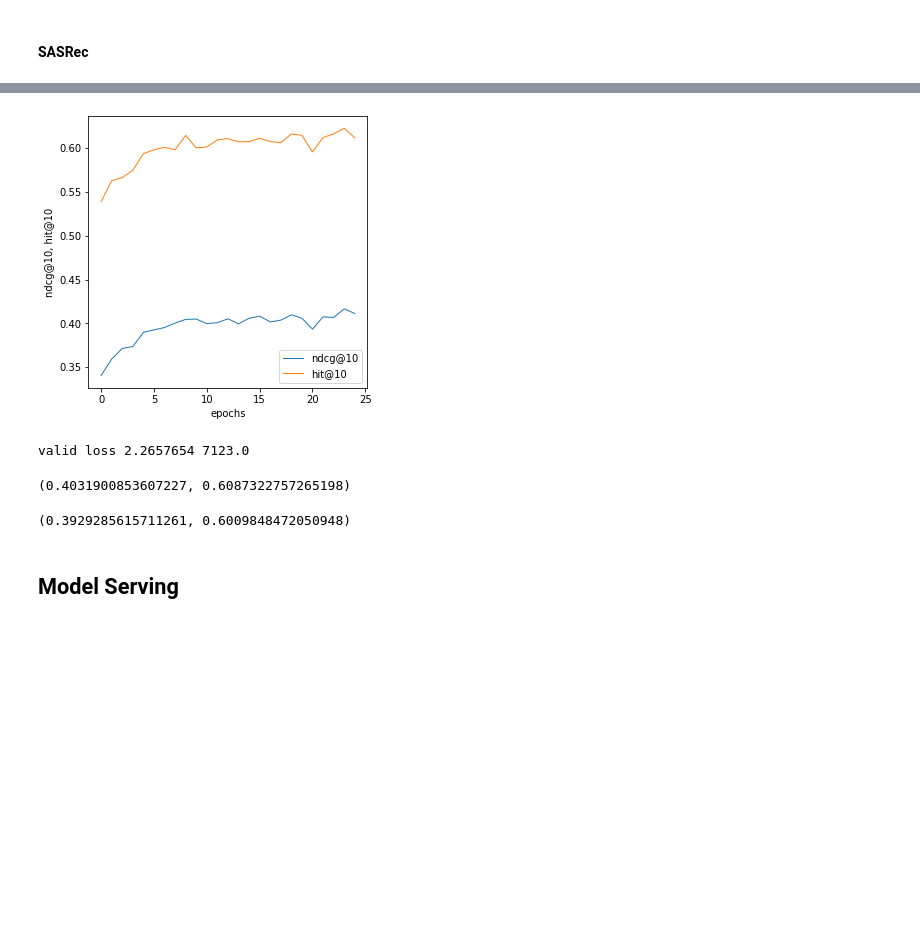
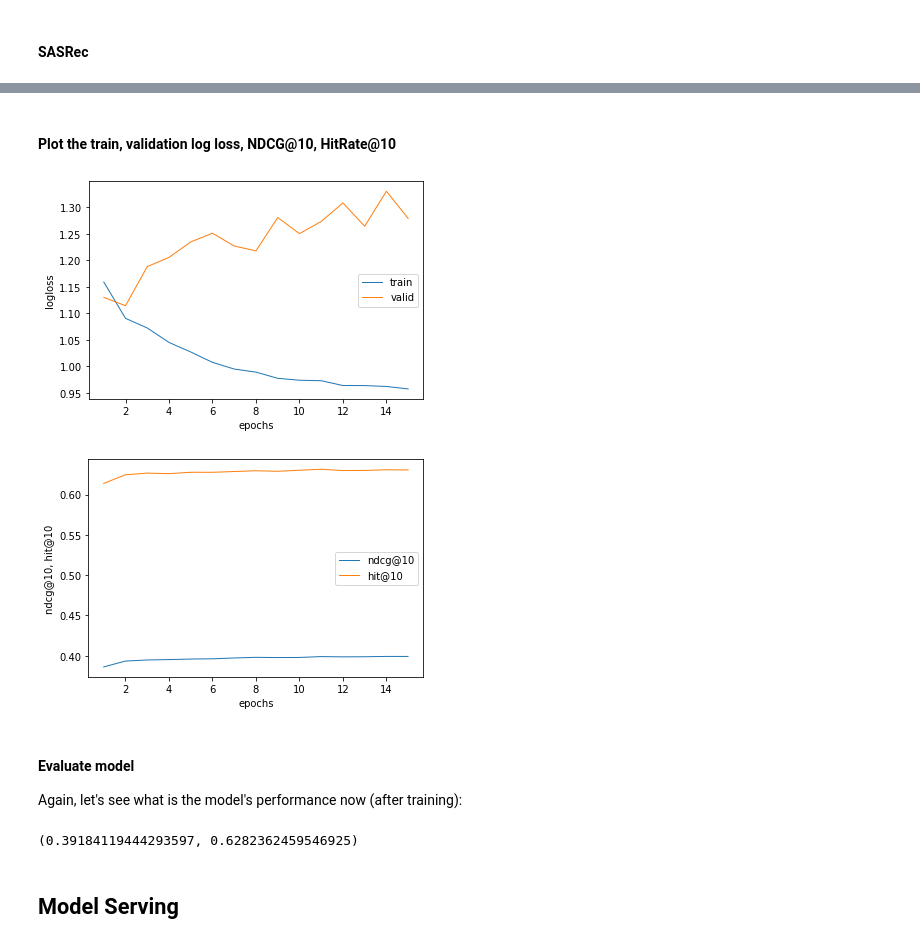
Before and after one commit to ss-github-code/capstone_recsys, a Jupyter notebook: modeling/sasrec/sasrec_electronics.ipynb, the cells around one changed output, grey strips where cells are left out. Cells and saved outputs as stored; diff of their text form; code cells hidden in the pictures; blank space fills up the shorter version.

```diff
--- a/modeling/sasrec/sasrec_electronics.ipynb
+++ b/modeling/sasrec/sasrec_electronics.ipynb
@@ -273,23 +295,36 @@ training loss 0.8242002
-# %%
-from recommenders.utils import plot
-
-x = range(1,26)
-plot.line_graph(
-    values= [model.valid0_score, model.valid1_score],
-    labels=['ndcg@10', 'hit@10'],
-    x_name='epochs',
-    y_name='ndcg@10, hit@10',
-    legend_loc='lower right'
-)
-# %% [output]
-[figure, removed]
-# %%
-model.evaluate_valid(data)
-# %% [output]
-valid loss 2.2657654 7123.0
-(0.4031900853607227, 0.6087322757265198)
-# %%
-model.evaluate(data) # NDCG@10, HR@10
-# %% [output]
-(0.3929285615711261, 0.6009848472050948)
+# %% [markdown]
+
+#### Plot the train, validation log loss, NDCG@10, HitRate@10
+# %%
+import matplotlib.pyplot as plt
+
+x = range(1,16)
+
+plt.plot(x, model.train_loss, label='train', lw=1)
+plt.plot(x, model.valid_loss[:-1], label='valid', lw=1)
+plt.xlabel('epochs')
+plt.ylabel('logloss')
+plt.legend(loc='right')
+plt.savefig(data_dir + '/sas_train_valid_logloss.png', facecolor='white')
+# %% [output]
+[figure, added]
+# %%
+plt.plot(x, model.valid0_score, label='ndcg@10', lw=1)
+plt.plot(x, model.valid1_score, label='hit@10', lw=1)
+plt.xlabel('epochs')
+plt.ylabel('ndcg@10, hit@10')
+plt.legend(loc='right')
+plt.savefig(data_dir + '/sas_ndcg_hit10.png', facecolor='white')
+# %% [output]
+[figure, added]
+# %% [markdown]
+#### Evaluate model
+
+Again, let's see what is the model's performance now (after training):
+# %%
+test_sampler = WarpSamplerValidTest(data, data.usernum, data.itemnum, valid_flag=False,
+                                    batch_size=batch_size, maxlen=maxlen, n_workers=1)
+model.evaluate_test_sampler(data, test_sampler, batch_size)
+# %% [output]
+(0.39184119444293597, 0.6282362459546925)
 # %%
```
Also changed, not shown: parts of 15 cells of this notebook.
